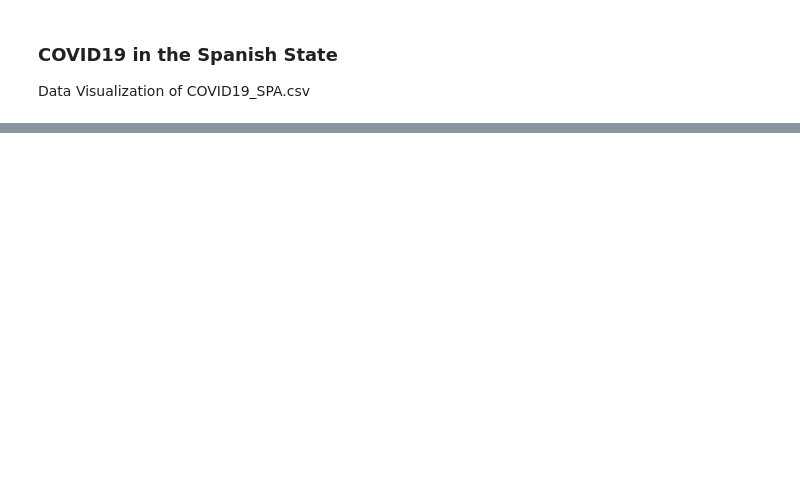
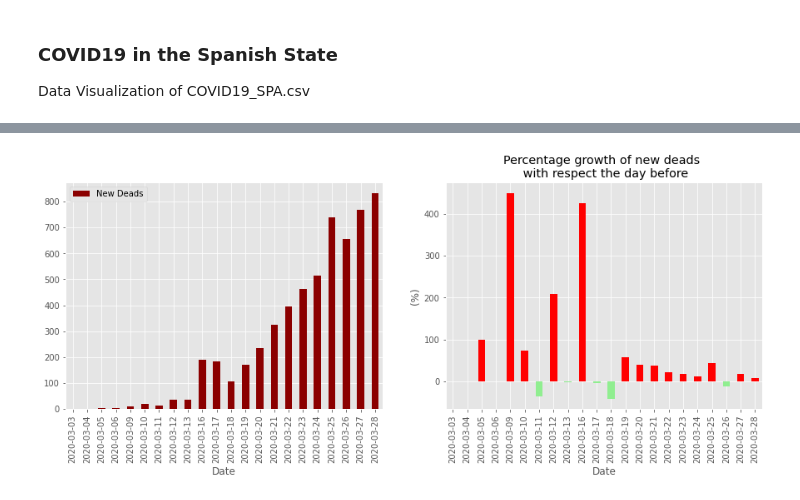
Before and after one commit to adelrio012/covid19_spain, a Jupyter notebook: COVID19_SPA_VISUAL.ipynb, the cells around one changed output, grey strips where cells are left out. Saved outputs shown, nothing was run; the diff lists cells and outputs as text; code cells hidden in the pictures; blank space fills up the shorter version.

```diff
--- a/COVID19_SPA_VISUAL.ipynb
+++ b/COVID19_SPA_VISUAL.ipynb
@@ -139,3 +139,30 @@ plt.show()
+# %%
+d_1=0
+nwd=[]
+for d in (df_s['Deads']).fillna(0):
+    nwd.append(d-d_1)
+    d_1=d
+df_s['New Deads']=nwd
+g_1=0
+gr=[]
+for g in df_s['New Deads']:
+    if(g_1==0):
+        gr.append(0)
+    else:
+        gr.append(((g-g_1)/g_1)*100)
+    g_1=g
+df_s['New Deads Growth Rate']=gr
+fig, axes = plt.subplots(nrows=1,ncols=2,figsize=(15,5))
+df_s.fillna(0).reset_index().plot.bar(ax=axes[0],x='Date',color='darkred',y=['New Deads'],grid=True)
+
+idf=df_s
+idf['sign'] = df_s['New Deads Growth Rate']> 0
+(idf.reset_index('Region'))['New Deads Growth Rate'].plot(kind='bar',color=idf.sign.map({True:'red',False:'lightgreen'}))
+axes[1].set_ylabel('(%)')
+axes[1].set_title('Percentage growth of new deads \n with respect the day before')
+plt.show()
+# %% [output]
+[figure, added]
 # %%
 t_1=0
 nw=[]
```
Also changed, not shown: parts of 14 cells of this notebook.
